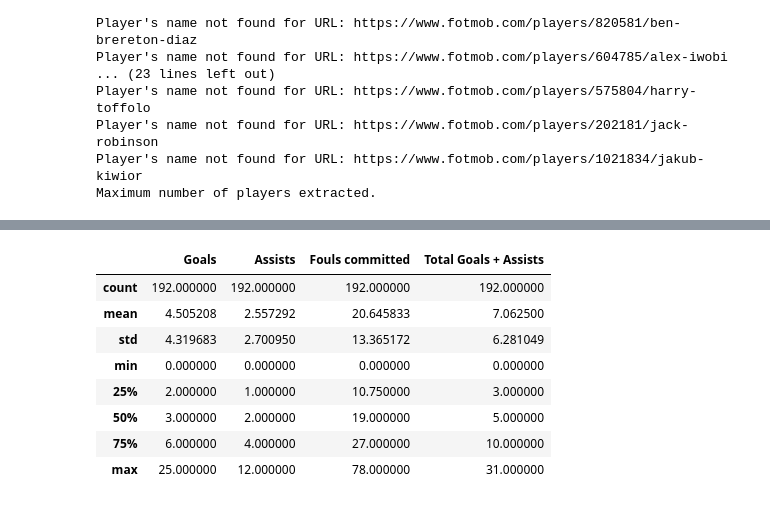
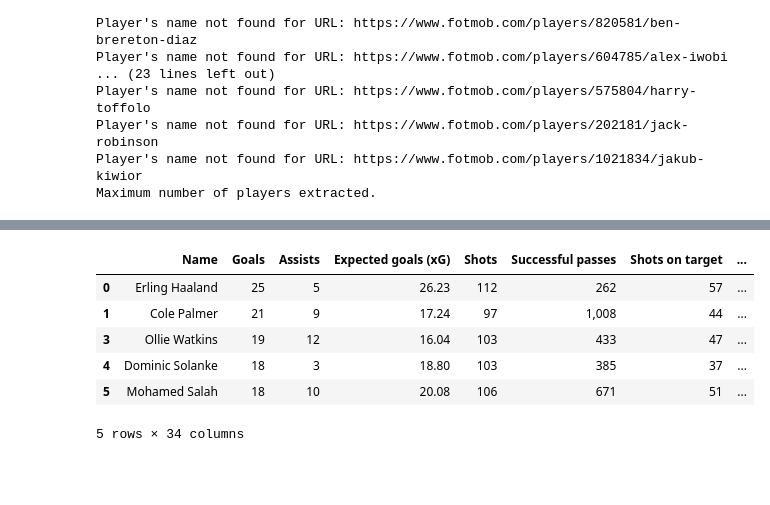
Before and after one commit to medrees-1000/Scraper-Project, a Jupyter notebook: testeing.ipynb, the cells around one changed output, grey strips where cells are left out. Drawn from its saved outputs; the diff is of its cells as text; code cells hidden in the pictures; blank space fills up the shorter version.

```diff
--- a/testeing.ipynb
+++ b/testeing.ipynb
@@ -203,0 +203,10 @@ footBall
+# %%
+for column in footBall.columns:
+    temp_col = pd.to_numeric(footBall[column], errors='coerce')
+
+    if not temp_col.isnull().any():
+
+        footBall[column] = temp_col
+
+
+footBall
@@ -248,0 +307,4 @@ dtype: int64
+# %%
+
+footBall['Name'] = footBall['Name'].str.title()
+footBall
@@ -249,12 +325,10 @@ dtype: int64
 # %%
-footBall.describe()
+footBall.head()
 # %% [output]
-|  | Goals | Assists | Fouls committed | Total Goals + Assists |
-| count | 192.000000 | 192.000000 | 192.000000 | 192.000000 |
-| mean | 4.505208 | 2.557292 | 20.645833 | 7.062500 |
-| std | 4.319683 | 2.700950 | 13.365172 | 6.281049 |
-| min | 0.000000 | 0.000000 | 0.000000 | 0.000000 |
-| 25% | 2.000000 | 1.000000 | 10.750000 | 3.000000 |
-| 50% | 3.000000 | 2.000000 | 19.000000 | 5.000000 |
-| 75% | 6.000000 | 4.000000 | 27.000000 | 10.000000 |
-| max | 25.000000 | 12.000000 | 78.000000 | 31.000000 |
+|  | Name | Goals | Assists | Expected goals (xG) | Shots | Successful passes | Shots on target | ... |
+| 0 | Erling Haaland | 25 | 5 | 26.23 | 112 | 262 | 57 | ... |
+| 1 | Cole Palmer | 21 | 9 | 17.24 | 97 | 1,008 | 44 | ... |
+| 3 | Ollie Watkins | 19 | 12 | 16.04 | 103 | 433 | 47 | ... |
+| 4 | Dominic Solanke | 18 | 3 | 18.80 | 103 | 385 | 37 | ... |
+| 5 | Mohamed Salah | 18 | 10 | 20.08 | 106 | 671 | 51 | ... |
+5 rows × 34 columns
```
Also changed, not shown: parts of 14 cells of this notebook.
